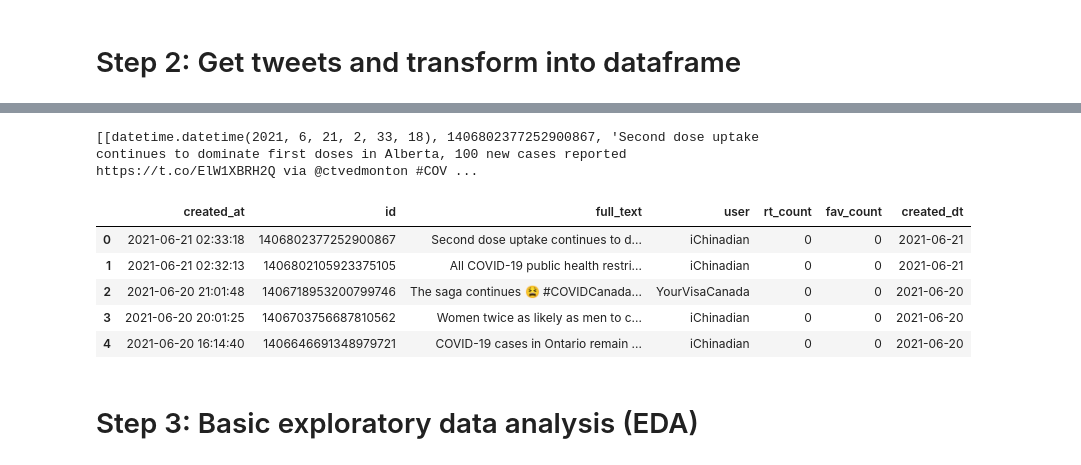
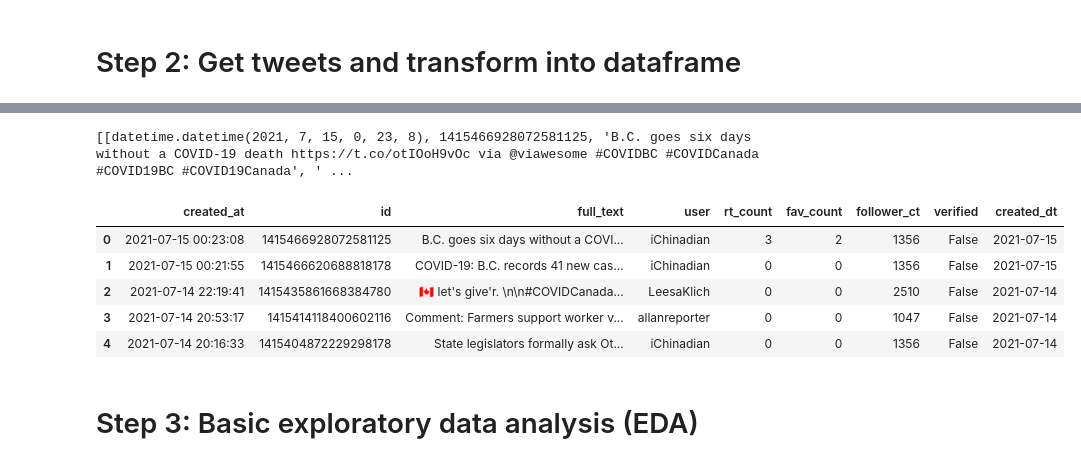
Before and after one commit to dmf95/nhl-expansion-twitter-app, a Jupyter notebook: assets/old_test.ipynb, the cells around one changed output, grey strips where cells are left out. Saved outputs shown, nothing was run; the diff lists cells and outputs as text; code cells hidden in the pictures.

```diff
--- a/assets/old_test.ipynb
+++ b/assets/old_test.ipynb
@@ -74,23 +87,23 @@ for col in api_colnames.columns:
 # %%
 # Specify which columns to pull from API
-tweet_metadata = [[tweet.created_at, tweet.id, tweet.full_text, tweet.user.screen_name, tweet.retweet_count, tweet.favorite_count] for tweet in tweets]
+tweet_metadata = [[tweet.created_at, tweet.id, tweet.full_text, tweet.user.screen_name, tweet.retweet_count, tweet.favorite_count, tweet.user.followers_count, tweet.user.verified] for tweet in tweets]
 
 print(tweet_metadata[:2])
 # %% [output]
-[[datetime.datetime(2021, 6, 21, 2, 33, 18), 1406802377252900867, 'Second dose uptake continues to dominate first doses in Alberta, 100 new cases reported https://t.co/ElW1XBRH2Q via @ctvedmonton #COV ...
+[[datetime.datetime(2021, 7, 15, 0, 23, 8), 1415466928072581125, 'B.C. goes six days without a COVID-19 death https://t.co/otIOoH9vOc via @viawesome #COVIDBC #COVIDCanada #COVID19BC #COVID19Canada', ' ...
 # %%
 # Create a pandas dataframe
-df_tweets_raw = pd.DataFrame(data=tweet_metadata, columns=['created_at', 'id', 'full_text', 'user', 'rt_count', 'fav_count'])
+df_tweets_raw = pd.DataFrame(data=tweet_metadata, columns=['created_at', 'id', 'full_text', 'user', 'rt_count', 'fav_count', 'follower_ct', 'verified'])
 df_tweets_raw['created_dt'] = df_tweets_raw['created_at'].dt.date
 
 df_tweets_raw.head()
 # %% [output]
-|  | created_at | id | full_text | user | rt_count | fav_count | created_dt |
-| 0 | 2021-06-21 02:33:18 | 1406802377252900867 | Second dose uptake continues to d... | iChinadian | 0 | 0 | 2021-06-21 |
-| 1 | 2021-06-21 02:32:13 | 1406802105923375105 | All COVID-19 public health restri... | iChinadian | 0 | 0 | 2021-06-21 |
-| 2 | 2021-06-20 21:01:48 | 1406718953200799746 | The saga continues 😫 #COVIDCanada... | YourVisaCanada | 0 | 0 | 2021-06-20 |
-| 3 | 2021-06-20 20:01:25 | 1406703756687810562 | Women twice as likely as men to c... | iChinadian | 0 | 0 | 2021-06-20 |
-| 4 | 2021-06-20 16:14:40 | 1406646691348979721 | COVID-19 cases in Ontario remain ... | iChinadian | 0 | 0 | 2021-06-20 |
+|  | created_at | id | full_text | user | rt_count | fav_count | follower_ct | verified | created_dt |
+| 0 | 2021-07-15 00:23:08 | 1415466928072581125 | B.C. goes six days without a COVI... | iChinadian | 3 | 2 | 1356 | False | 2021-07-15 |
+| 1 | 2021-07-15 00:21:55 | 1415466620688818178 | COVID-19: B.C. records 41 new cas... | iChinadian | 0 | 0 | 1356 | False | 2021-07-15 |
+| 2 | 2021-07-14 22:19:41 | 1415435861668384780 | 🇨🇦 let's give'r. \n\n#COVIDCanada... | LeesaKlich | 0 | 0 | 2510 | False | 2021-07-14 |
+| 3 | 2021-07-14 20:53:17 | 1415414118400602116 | Comment: Farmers support worker v... | allanreporter | 0 | 0 | 1047 | False | 2021-07-14 |
+| 4 | 2021-07-14 20:16:33 | 1415404872229298178 | State legislators formally ask Ot... | iChinadian | 0 | 0 | 1356 | False | 2021-07-14 |
 # %% [markdown]
 # Step 3: Basic exploratory data analysis (EDA)
 # %%
```
Also changed, not shown: parts of 2 cells of this notebook, 4 other files.
